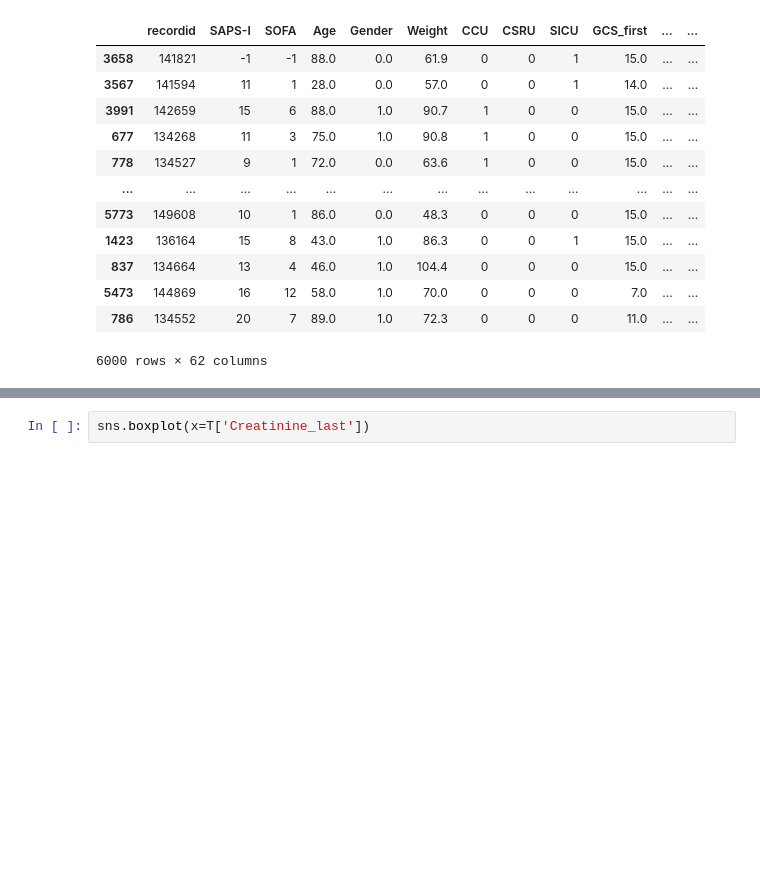
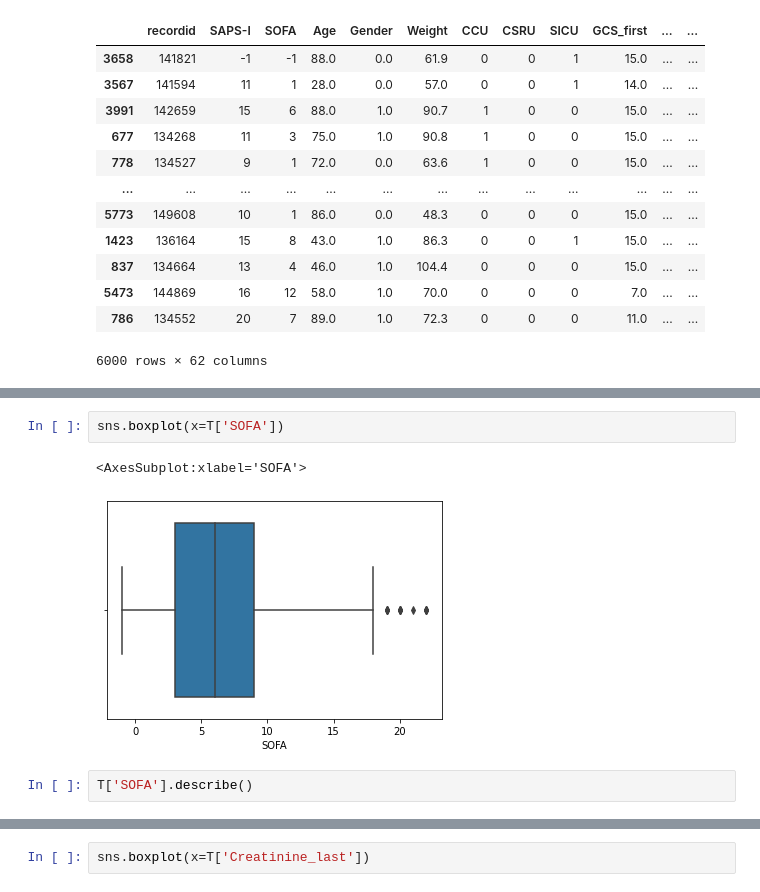
Before and after one commit to GabrieleCalamai/ICU-challenge, a Jupyter notebook: Challenge.ipynb, the cells around one changed output, grey strips where cells are left out. Drawn from its saved outputs; the diff is of its cells as text; blank space fills up the shorter version.

```diff
--- a/Challenge.ipynb
+++ b/Challenge.ipynb
@@ -220,0 +242,7 @@ T.Glucose_first.hist(figsize=(5,5)) HR_first
+# %%
+sns.boxplot(x=T['SOFA'])
+# %% [output]
+<AxesSubplot:xlabel='SOFA'>
+[figure, added]
+# %%
+T['SOFA'].describe()
```
Also changed, not shown: parts of 31 cells of this notebook.
